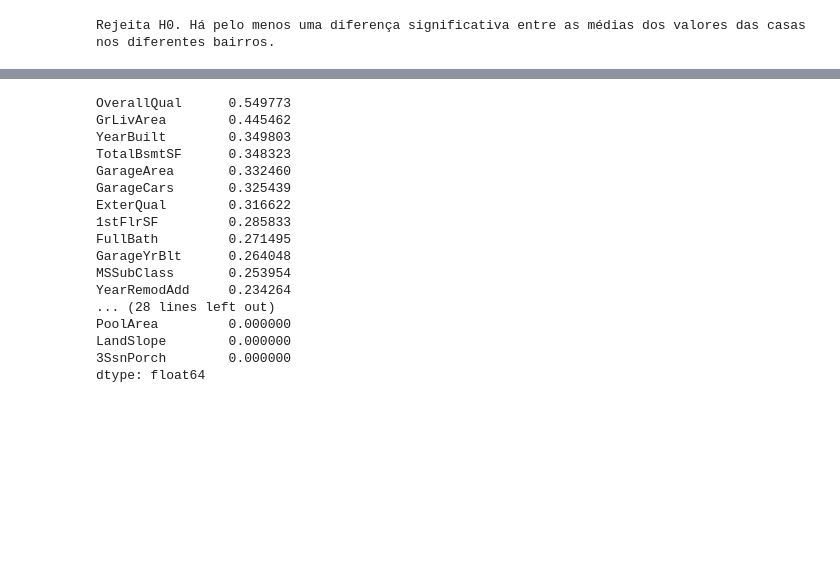
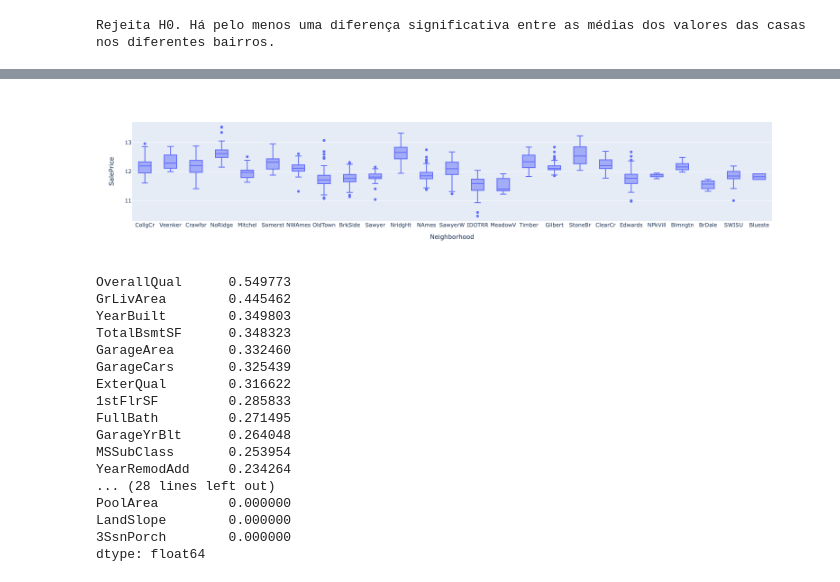
Before and after one commit to Guilherme-pdz/ML-Project, a Jupyter notebook: explore.ipynb, the cells around one changed output, grey strips where cells are left out. Saved outputs shown, nothing was run; the diff lists cells and outputs as text; code cells hidden in the pictures; blank space fills up the shorter version.

```diff
--- a/explore.ipynb
+++ b/explore.ipynb
@@ -194,3 +241,9 @@ Rejeita H0. Há pelo menos uma diferença significativa entre as médias dos val
+# %%
+import plotly.express as px
+fig = px.box(data, x="Neighborhood", y="SalePrice")
+fig.show()
+# %% [output]
+[figure, added]
 # %%
 data = data.drop(["LandSlope", "Condition2", "LandContour", "Street", "ExterCond",
                   "Condition1", "Functional", "Electrical", "CentralAir",
```
Also changed, not shown: parts of 11 cells of this notebook.
